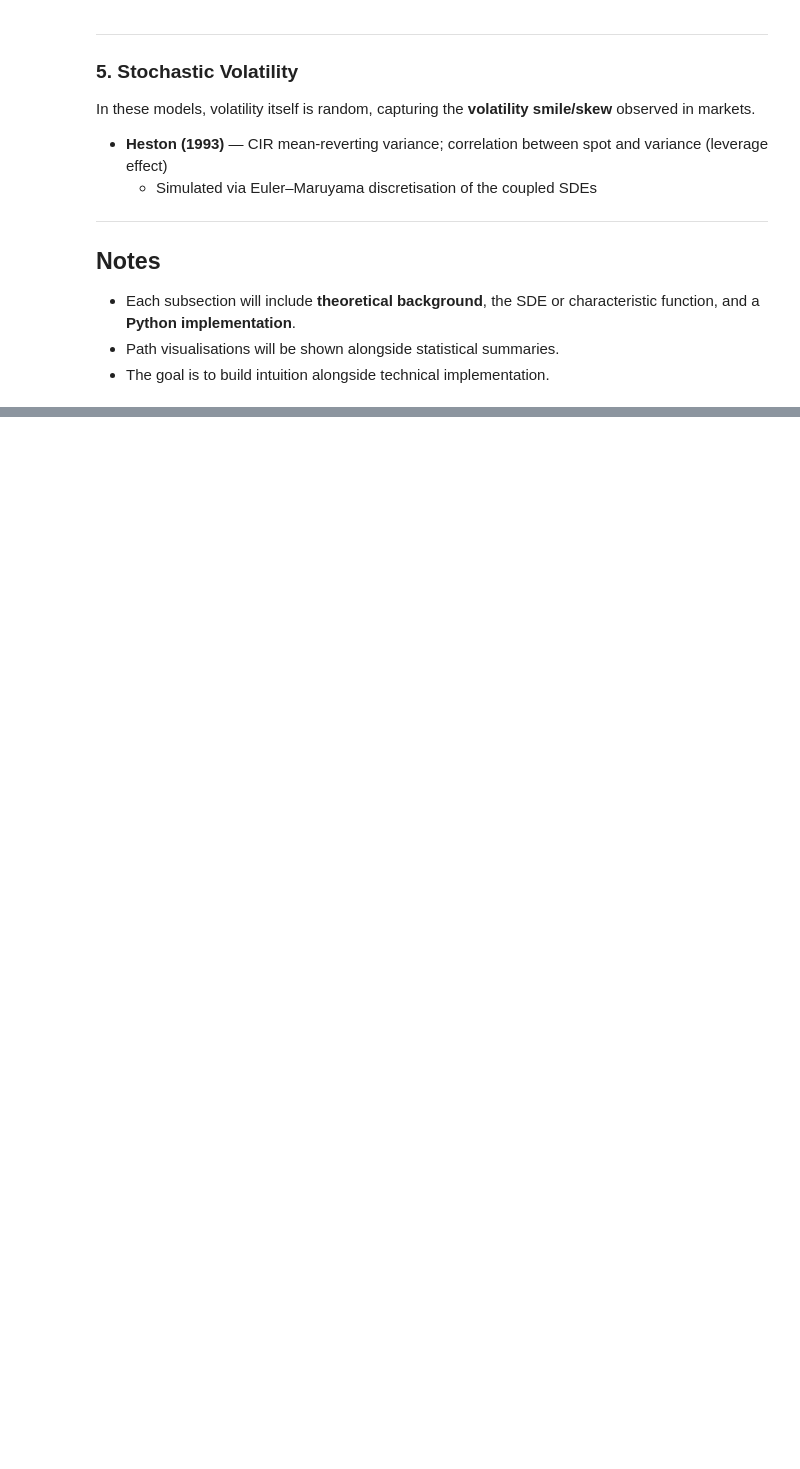
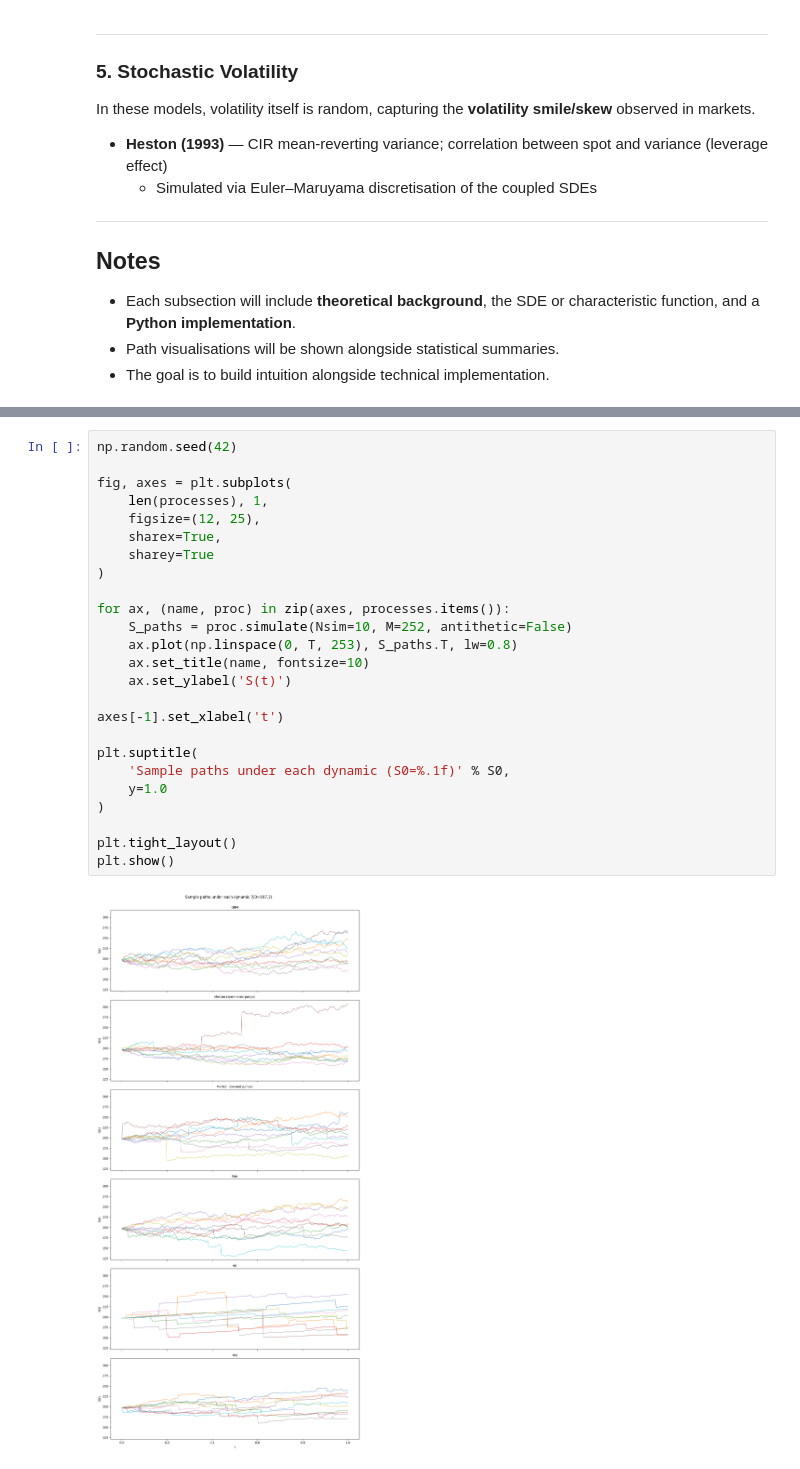
Before and after one commit to amirKhaju/Financial-toolkit, a Jupyter notebook: Main_testing_refined.ipynb, the cells around one changed output, grey strips where cells are left out. Cells and saved outputs as stored; diff of their text form; blank space fills up the shorter version.

```diff
--- a/Main_testing_refined.ipynb
+++ b/Main_testing_refined.ipynb
@@ -717,0 +780,27 @@ In these models, volatility itself is random, capturing the **volatility smile/s
+# %%
+np.random.seed(42)
+
+fig, axes = plt.subplots(
+    len(processes), 1,
+    figsize=(12, 25),
+    sharex=True,
+    sharey=True
+)
+
+for ax, (name, proc) in zip(axes, processes.items()):
+    S_paths = proc.simulate(Nsim=10, M=252, antithetic=False)
+    ax.plot(np.linspace(0, T, 253), S_paths.T, lw=0.8)
+    ax.set_title(name, fontsize=10)
+    ax.set_ylabel('S(t)')
+
+axes[-1].set_xlabel('t')
+
+plt.suptitle(
+    'Sample paths under each dynamic (S0=%.1f)' % S0,
+    y=1.0
+)
+
+plt.tight_layout()
+plt.show()
+# %% [output]
+[figure, added]
```
Also changed, not shown: parts of 20 cells of this notebook, 4 other files.
